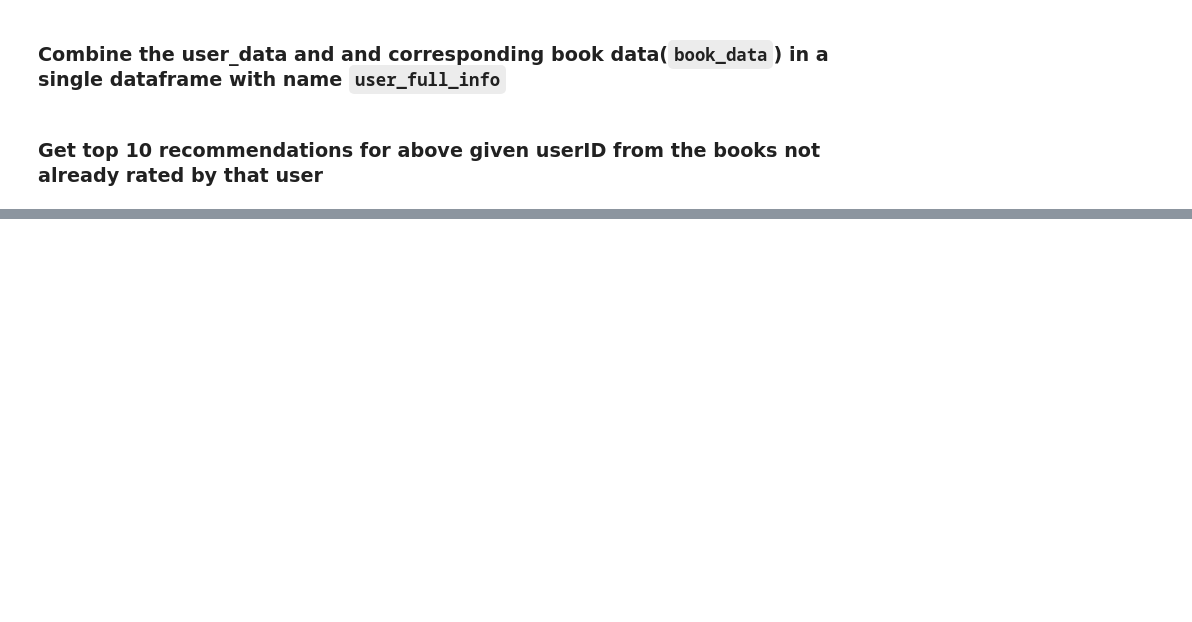
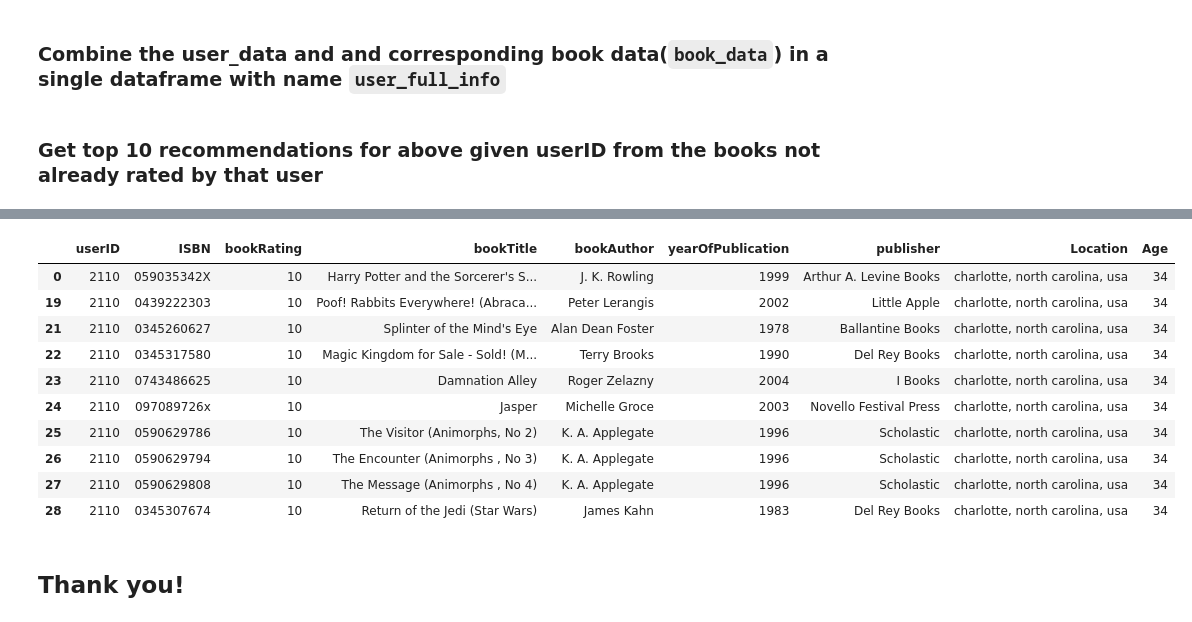
Before and after one commit to GreatLearningAIML1/pune-oct-19-batch-yogeshkanade08, a Jupyter notebook: R5_P1_Collaborative Filtering based Recommendation System.ipynb, the cells around one changed output, grey strips where cells are left out. Drawn from its saved outputs; the diff is of its cells as text; code cells hidden in the pictures; blank space fills up the shorter version.

```diff
--- a/R5_P1_Collaborative Filtering based Recommendation System.ipynb
+++ b/R5_P1_Collaborative Filtering based Recommendation System.ipynb
@@ -540,0 +581,16 @@ predictions
+# %%
+user_full_info.head(10)
+# %% [output]
+|  | userID | ISBN | bookRating | bookTitle | bookAuthor | yearOfPublication | publisher | Location | Age |
+| 0 | 2110 | 059035342X | 10 | Harry Potter and the Sorcerer's S... | J. K. Rowling | 1999 | Arthur A. Levine Books | charlotte, north carolina, usa | 34 |
+| 19 | 2110 | 0439222303 | 10 | Poof! Rabbits Everywhere! (Abraca... | Peter Lerangis | 2002 | Little Apple | charlotte, north carolina, usa | 34 |
+| 21 | 2110 | 0345260627 | 10 | Splinter of the Mind's Eye | Alan Dean Foster | 1978 | Ballantine Books | charlotte, north carolina, usa | 34 |
+| 22 | 2110 | 0345317580 | 10 | Magic Kingdom for Sale - Sold! (M... | Terry Brooks | 1990 | Del Rey Books | charlotte, north carolina, usa | 34 |
+| 23 | 2110 | 0743486625 | 10 | Damnation Alley | Roger Zelazny | 2004 | I Books | charlotte, north carolina, usa | 34 |
+| 24 | 2110 | 097089726x | 10 | Jasper | Michelle Groce | 2003 | Novello Festival Press | charlotte, north carolina, usa | 34 |
+| 25 | 2110 | 0590629786 | 10 | The Visitor (Animorphs, No 2) | K. A. Applegate | 1996 | Scholastic | charlotte, north carolina, usa | 34 |
+| 26 | 2110 | 0590629794 | 10 | The Encounter (Animorphs , No 3) | K. A. Applegate | 1996 | Scholastic | charlotte, north carolina, usa | 34 |
+| 27 | 2110 | 0590629808 | 10 | The Message (Animorphs , No 4) | K. A. Applegate | 1996 | Scholastic | charlotte, north carolina, usa | 34 |
+| 28 | 2110 | 0345307674 | 10 | Return of the Jedi (Star Wars) | James Kahn | 1983 | Del Rey Books | charlotte, north carolina, usa | 34 |
+# %% [markdown]
+## Thank you!
```
Also changed, not shown: parts of 20 cells of this notebook.
